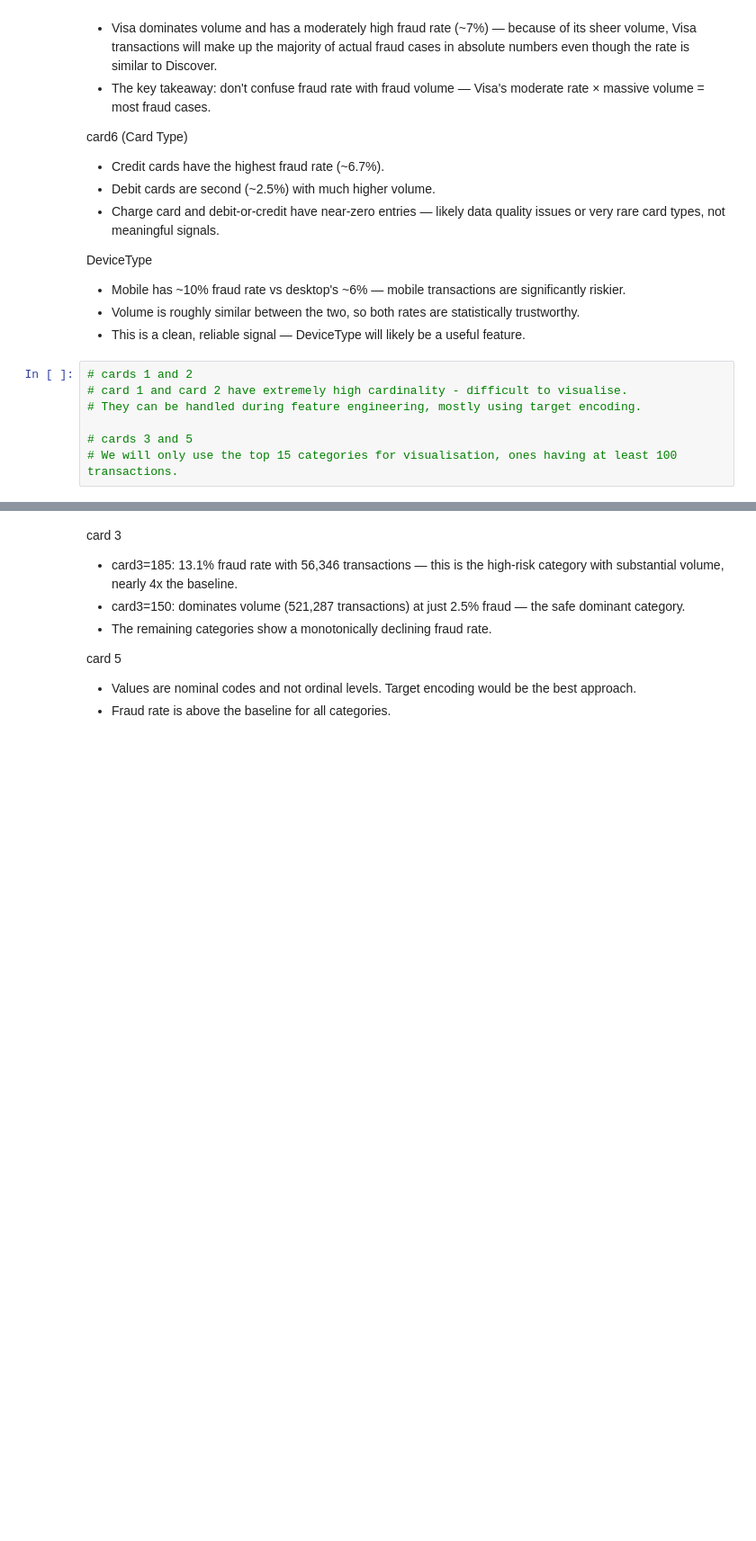
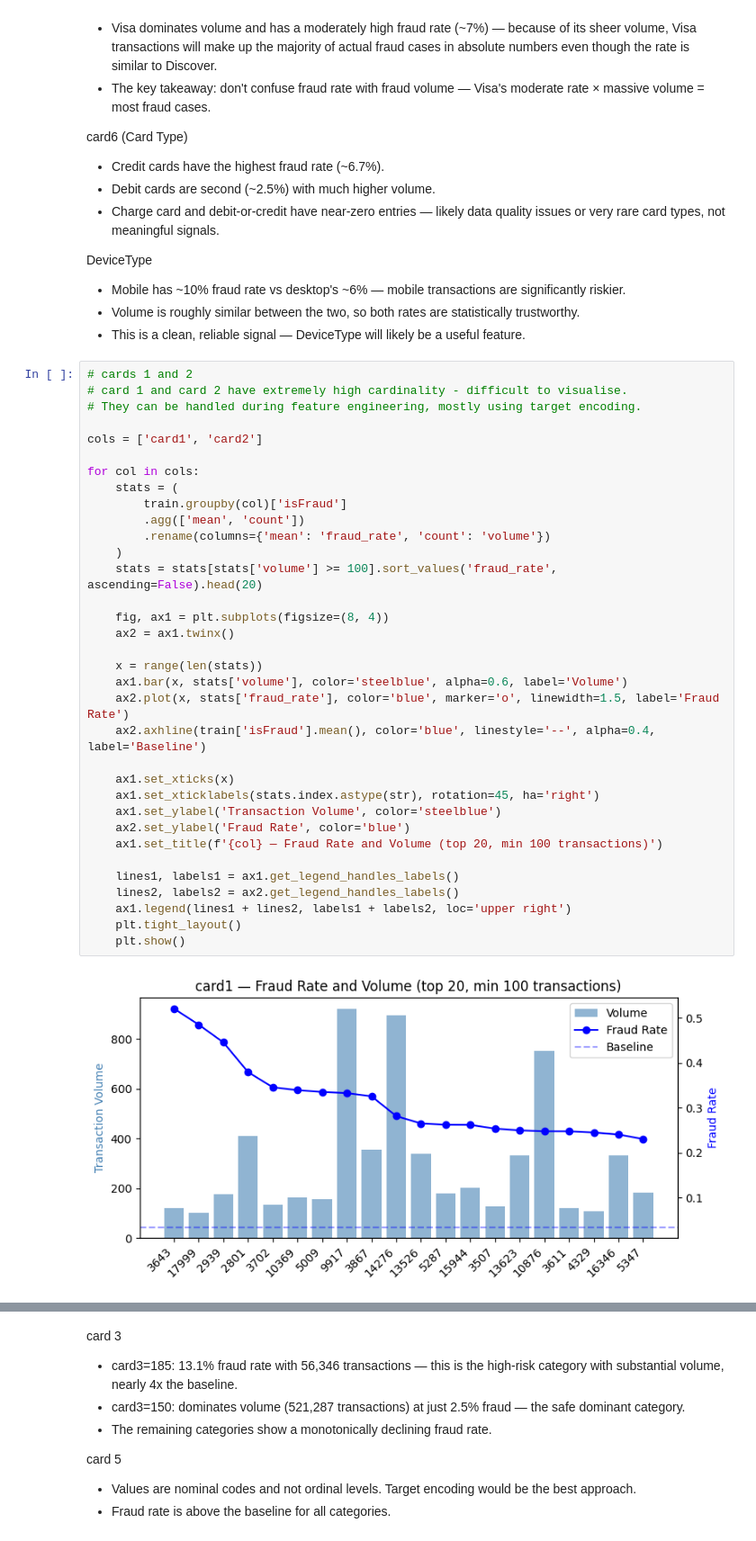
Before and after one commit to Mansi-Jadhav/End-to-End-Fraud-Detection, a Jupyter notebook: 1. EDA.ipynb, the cells around one changed output, grey strips where cells are left out. Shown at 90% size. Drawn from its saved outputs; the diff is of its cells as text; blank space fills up the shorter version.

```diff
--- a/1. EDA.ipynb
+++ b/1. EDA.ipynb
@@ -505,10 +505,39 @@ DeviceType
 - Mobile has ~10% fraud rate vs desktop's ~6% — mobile transactions are significantly riskier.
 - Volume is roughly similar between the two, so both rates are statistically trustworthy.
 - This is a clean, reliable signal — DeviceType will likely be a useful feature.
-# %%
-# cards 1 and 2
-# card 1 and card 2 have extremely high cardinality - difficult to visualise.
-# They can be handled during feature engineering, mostly using target encoding.
-
-# cards 3 and 5
-# We will only use the top 15 categories for visualisation, ones having at least 100 transactions.
+# %%
+# cards 1 and 2
+# card 1 and card 2 have extremely high cardinality - difficult to visualise.
+# They can be handled during feature engineering, mostly using target encoding.
+
+cols = ['card1', 'card2']
+
+for col in cols:
+    stats = (
+        train.groupby(col)['isFraud']
+        .agg(['mean', 'count'])
+        .rename(columns={'mean': 'fraud_rate', 'count': 'volume'})
+    )
+    stats = stats[stats['volume'] >= 100].sort_values('fraud_rate', ascending=False).head(20)
+
+    fig, ax1 = plt.subplots(figsize=(8, 4))
+    ax2 = ax1.twinx()
+
+    x = range(len(stats))
+    ax1.bar(x, stats['volume'], color='steelblue', alpha=0.6, label='Volume')
+    ax2.plot(x, stats['fraud_rate'], color='blue', marker='o', linewidth=1.5, label='Fraud Rate')
+    ax2.axhline(train['isFraud'].mean(), color='blue', linestyle='--', alpha=0.4, label='Baseline')
+
+    ax1.set_xticks(x)
+    ax1.set_xticklabels(stats.index.astype(str), rotation=45, ha='right')
+    ax1.set_ylabel('Transaction Volume', color='steelblue')
+    ax2.set_ylabel('Fraud Rate', color='blue')
+    ax1.set_title(f'{col} — Fraud Rate and Volume (top 20, min 100 transactions)')
+
+    lines1, labels1 = ax1.get_legend_handles_labels()
+    lines2, labels2 = ax2.get_legend_handles_labels()
+    ax1.legend(lines1 + lines2, labels1 + labels2, loc='upper right')
+    plt.tight_layout()
+    plt.show()
+# %% [output]
+[figure, added]
```
Also changed, not shown: parts of 9 cells of this notebook.
